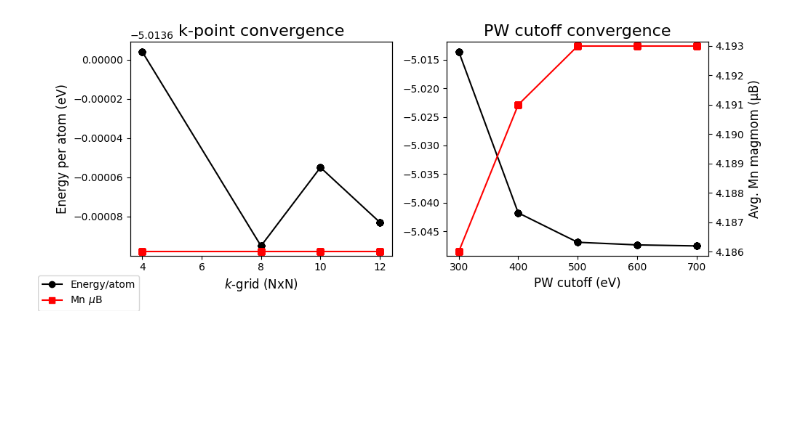
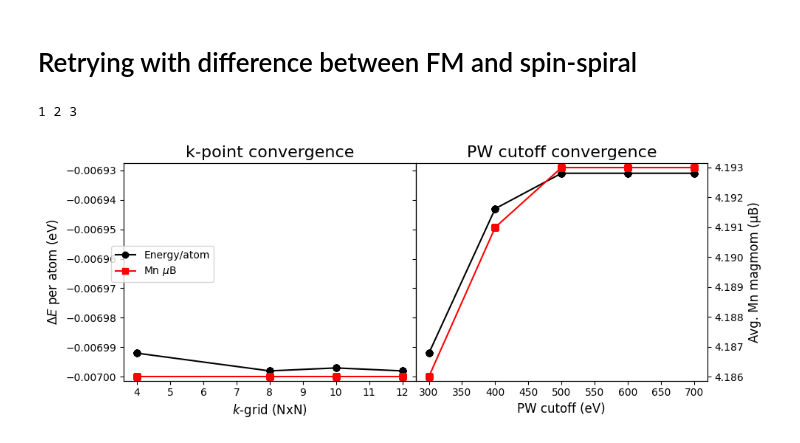
Before and after one commit to RuneEkman/DFT-project-2026, a Jupyter notebook: Convergence test MnI2/convtest_plot.ipynb, the cells around one changed output. Cells and saved outputs as stored; diff of their text form; code cells hidden in the pictures; blank space fills up the shorter version.

Commit message:
converge test results are in. Working on the plots, don't yet know the best way to show the info.

```diff
--- a/Convergence test MnI2/convtest_plot.ipynb
+++ b/Convergence test MnI2/convtest_plot.ipynb
@@ -335,4 +314,14 @@ def plot_convergence_3(csv_file="convergence_results.csv", save=False, filename=
 # %%
-plot_convergence_3('convergence_results.csv')
+# plot_convergence_3('convergence_results.csv')
-# %% [output]
-[figure, removed]
+# %% [markdown]
+# Retrying with difference between FM and spin-spiral
+# %%
+import csv
+import numpy as np
+import matplotlib.pyplot as plt
+
+test = np.array([1,2,3])
+a,b,c = test
+print(a,b,c)
+# %% [output]
+1 2 3
@@ -338,0 +496,13 @@ plot_convergence_3('convergence_results.csv')
+# %%
+spinspiral = loader(csv_file='convergence_results.csv')
+fm = loader(csv_file='ferromagnetic/convergence_results.csv')
+
+k_energy_diff = np.array(spinspiral[1]) - np.array(fm[1])
+
+e_energy_diff = np.array(spinspiral[4]) - np.array(fm[4])
+
+difference = [spinspiral[0], k_energy_diff , spinspiral[2] , spinspiral[3] , e_energy_diff , spinspiral[5]]
+# %%
+plot_convergence(difference)
+# %% [output]
+[figure, added]
```
Also changed, not shown: parts of 10 cells of this notebook, 41 other files.
